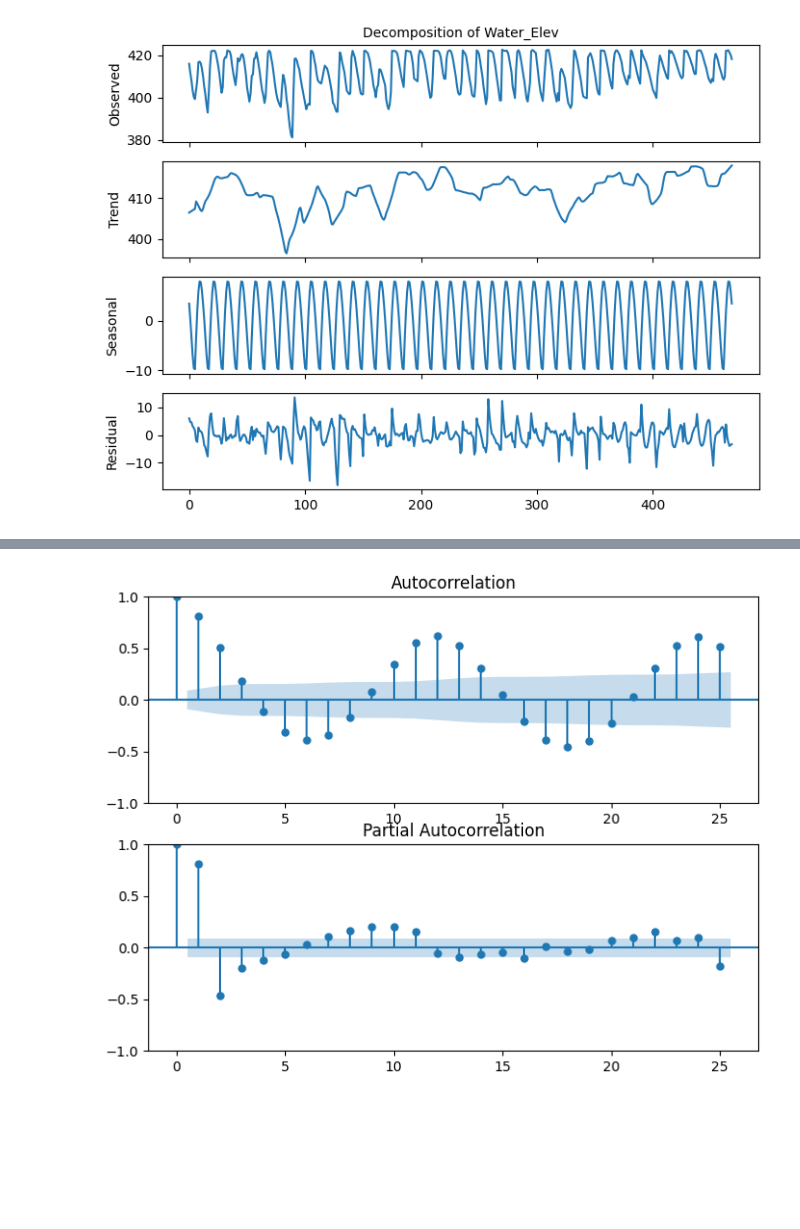
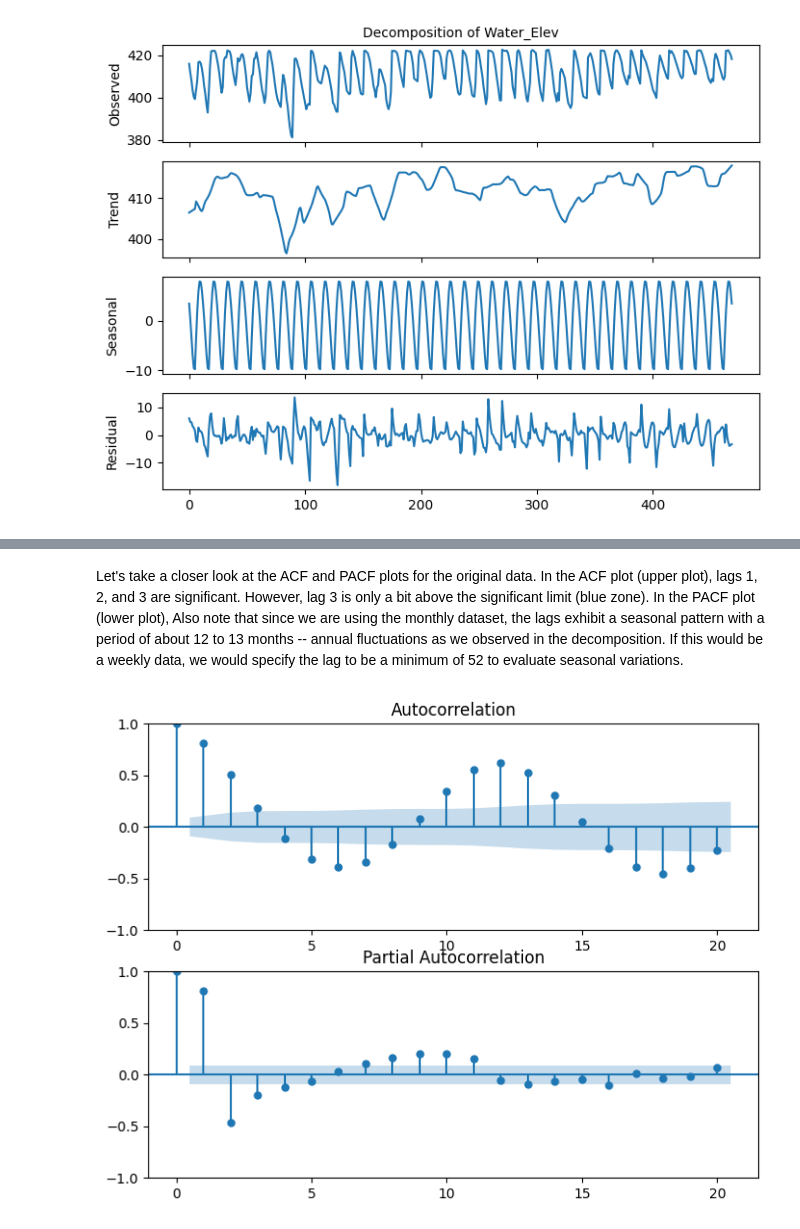
Before and after one commit to liangchow/time-series-reservoir-water-level, a Jupyter notebook: reservoir.ipynb, the cells around one changed output, grey strips where cells are left out. Drawn from its saved outputs; the diff is of its cells as text; code cells hidden in the pictures; blank space fills up the shorter version.

```diff
--- a/reservoir.ipynb
+++ b/reservoir.ipynb
@@ -250,12 +250,11 @@ plt.show()
-# %%
-from statsmodels.graphics.tsaplots import plot_acf
-from statsmodels.graphics.tsaplots import plot_pacf
-
-fig, ax = plt.subplots(nrows=2, ncols=1, figsize=(8,6))
-
-plot_acf(dfs_mo['Water_Elev'], lags=25, ax=ax[0])
-plot_pacf(dfs_mo['Water_Elev'], lags=25, ax=ax[1])
-
-plt.show()
-# %% [output]
-[figure, removed]
+# %% [markdown]
+Let's take a closer look at the ACF and PACF plots for the original data. In the ACF plot (upper plot), lags 1, 2, and 3 are significant. However, lag 3 is only a bit above the significant limit (blue zone). In the PACF plot (lower plot), Also note that since we are using the monthly dataset, the lags exhibit a seasonal pattern with a period of about 12 to 13 months -- annual fluctuations as we observed in the decomposition. If this would be a weekly data, we would specify the lag to be a minimum of 52 to evaluate seasonal variations.
+# %%
+fig, ax = plt.subplots(nrows=2, ncols=1, figsize=(8,6))
+
+plot_acf(dfs_mo['Water_Elev'], lags=20, ax=ax[0])
+plot_pacf(dfs_mo['Water_Elev'], lags=20, ax=ax[1])
+
+plt.show()
+# %% [output]
+[figure, added]
```
Also changed, not shown: parts of 3 cells of this notebook.
